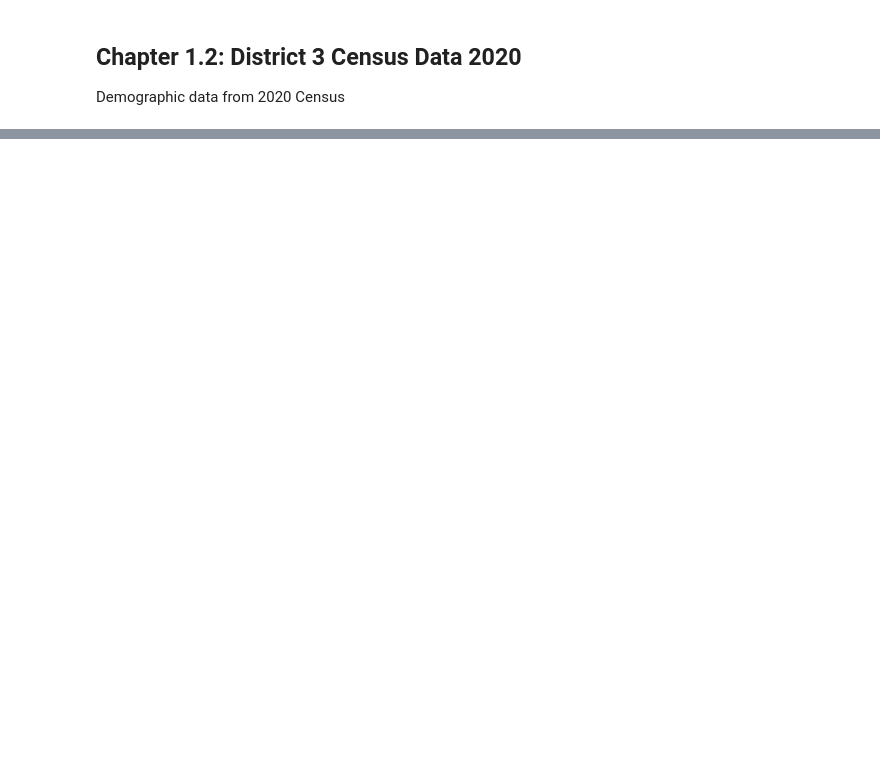
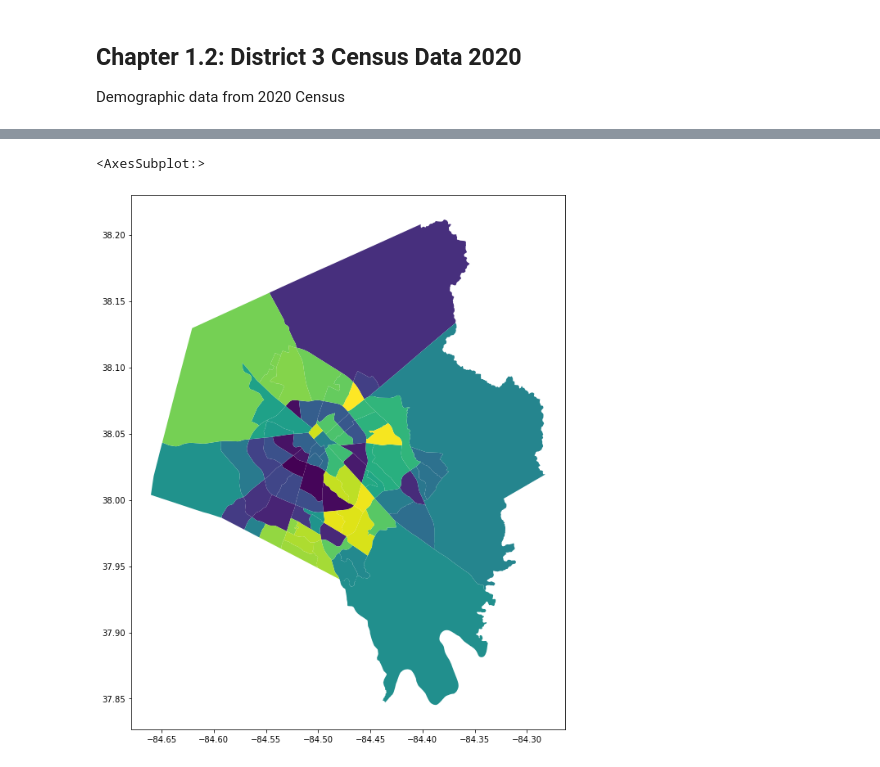
Before and after one commit to RealCaddish/lexington_districts, a Jupyter notebook: lexDistricts.ipynb, the cells around one changed output, grey strips where cells are left out. Saved outputs shown, nothing was run; the diff lists cells and outputs as text; code cells hidden in the pictures; blank space fills up the shorter version.

Commit message:
adding pdfs of revised maps, census block data, updates to .ipynb

```diff
--- a/lexDistricts.ipynb
+++ b/lexDistricts.ipynb
@@ -479,0 +476,4 @@ gpd.read_file()
+# %%
+census_tract_2010 = gpd.read_file('data/Census_Tract_2010-shp.zip')
+
+census_block_2010 = gpd.read_file('data\Census_Block_2010-shp.zip')
@@ -479,0 +498,5 @@ gpd.read_file()
+# %%
+census_tract_2010.plot(column='OBJECTID')
+# %% [output]
+<AxesSubplot:>
+[figure, added]
```
Also changed, not shown: parts of 39 cells of this notebook, 3 other files.
